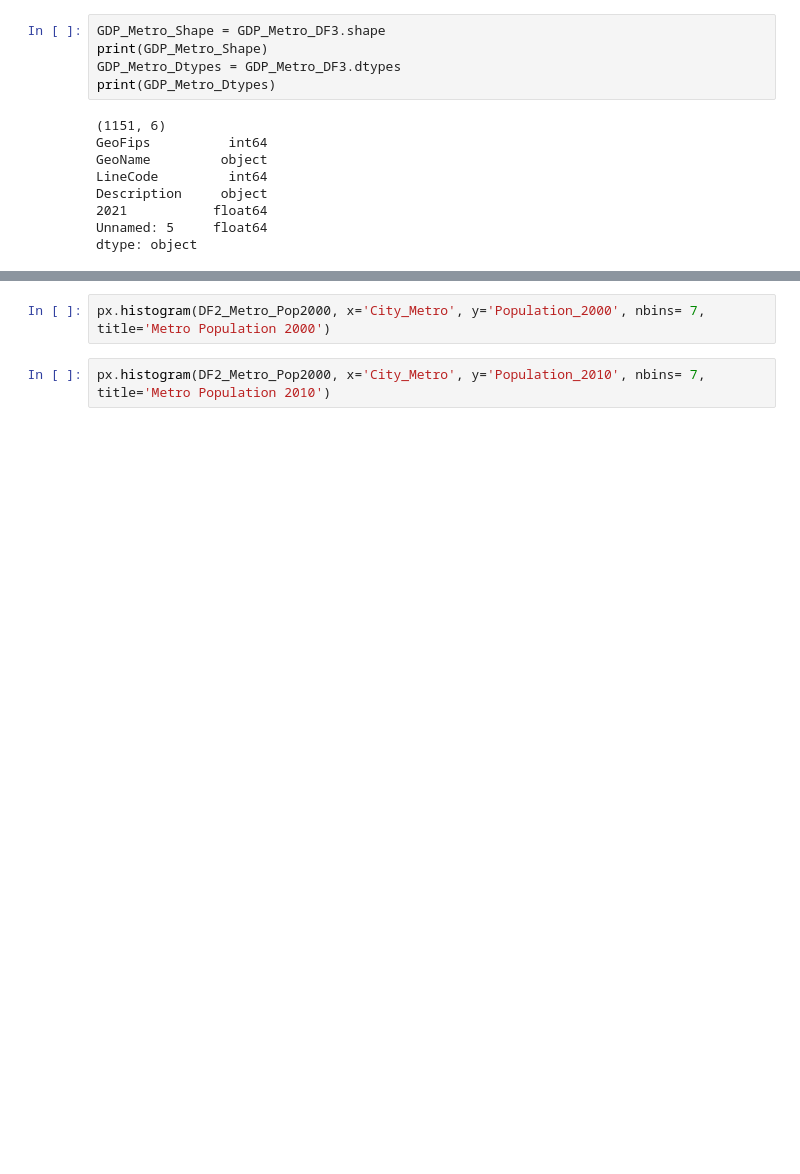
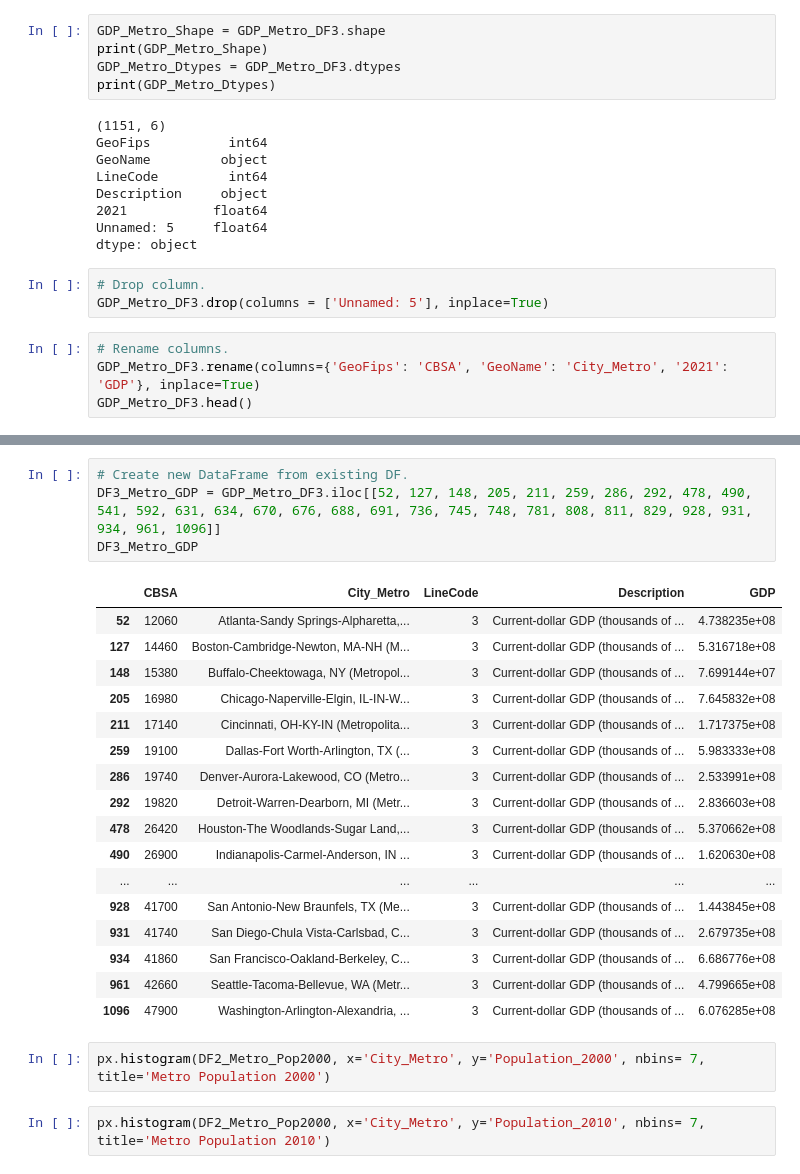
Before and after one commit to BerisDizdar/US_Population_And_GDP, a Jupyter notebook: Metro_Pop.ipynb, the cells around one changed output, grey strips where cells are left out. Drawn from its saved outputs; the diff is of its cells as text; blank space fills up the shorter version.

Commit message:
New DataFrame

```diff
--- a/Metro_Pop.ipynb
+++ b/Metro_Pop.ipynb
@@ -189,3 +184,10 @@ Description     object
 2021           float64
 Unnamed: 5     float64
 dtype: object
+# %%
+# Drop column.
+GDP_Metro_DF3.drop(columns = ['Unnamed: 5'], inplace=True)
+# %%
+# Rename columns.
+GDP_Metro_DF3.rename(columns={'GeoFips': 'CBSA', 'GeoName': 'City_Metro', '2021': 'GDP'}, inplace=True)
+GDP_Metro_DF3.head()
@@ -192,3 +201,25 @@ dtype: object
+# %%
+# Create new DataFrame from existing DF.
+DF3_Metro_GDP = GDP_Metro_DF3.iloc[[52, 127, 148, 205, 211, 259, 286, 292, 478, 490, 541, 592, 631, 634, 670, 676, 688, 691, 736, 745, 748, 781, 808, 811, 829, 928, 931, 934, 961, 1096]]
+DF3_Metro_GDP
+# %% [output]
+|  | CBSA | City_Metro | LineCode | Description | GDP |
+| 52 | 12060 | Atlanta-Sandy Springs-Alpharetta,... | 3 | Current-dollar GDP (thousands of ... | 4.738235e+08 |
+| 127 | 14460 | Boston-Cambridge-Newton, MA-NH (M... | 3 | Current-dollar GDP (thousands of ... | 5.316718e+08 |
+| 148 | 15380 | Buffalo-Cheektowaga, NY (Metropol... | 3 | Current-dollar GDP (thousands of ... | 7.699144e+07 |
+| 205 | 16980 | Chicago-Naperville-Elgin, IL-IN-W... | 3 | Current-dollar GDP (thousands of ... | 7.645832e+08 |
+| 211 | 17140 | Cincinnati, OH-KY-IN (Metropolita... | 3 | Current-dollar GDP (thousands of ... | 1.717375e+08 |
+| 259 | 19100 | Dallas-Fort Worth-Arlington, TX (... | 3 | Current-dollar GDP (thousands of ... | 5.983333e+08 |
+| 286 | 19740 | Denver-Aurora-Lakewood, CO (Metro... | 3 | Current-dollar GDP (thousands of ... | 2.533991e+08 |
+| 292 | 19820 | Detroit-Warren-Dearborn, MI (Metr... | 3 | Current-dollar GDP (thousands of ... | 2.836603e+08 |
+| 478 | 26420 | Houston-The Woodlands-Sugar Land,... | 3 | Current-dollar GDP (thousands of ... | 5.370662e+08 |
+| 490 | 26900 | Indianapolis-Carmel-Anderson, IN ... | 3 | Current-dollar GDP (thousands of ... | 1.620630e+08 |
+| ... | ... | ... | ... | ... | ... |
+| 928 | 41700 | San Antonio-New Braunfels, TX (Me... | 3 | Current-dollar GDP (thousands of ... | 1.443845e+08 |
+| 931 | 41740 | San Diego-Chula Vista-Carlsbad, C... | 3 | Current-dollar GDP (thousands of ... | 2.679735e+08 |
+| 934 | 41860 | San Francisco-Oakland-Berkeley, C... | 3 | Current-dollar GDP (thousands of ... | 6.686776e+08 |
+| 961 | 42660 | Seattle-Tacoma-Bellevue, WA (Metr... | 3 | Current-dollar GDP (thousands of ... | 4.799665e+08 |
+| 1096 | 47900 | Washington-Arlington-Alexandria, ... | 3 | Current-dollar GDP (thousands of ... | 6.076285e+08 |
 # %%
 px.histogram(DF2_Metro_Pop2000, x='City_Metro', y='Population_2000', nbins= 7, title='Metro Population 2000')
 # %%
```
Also changed, not shown: parts of 2 cells of this notebook.
